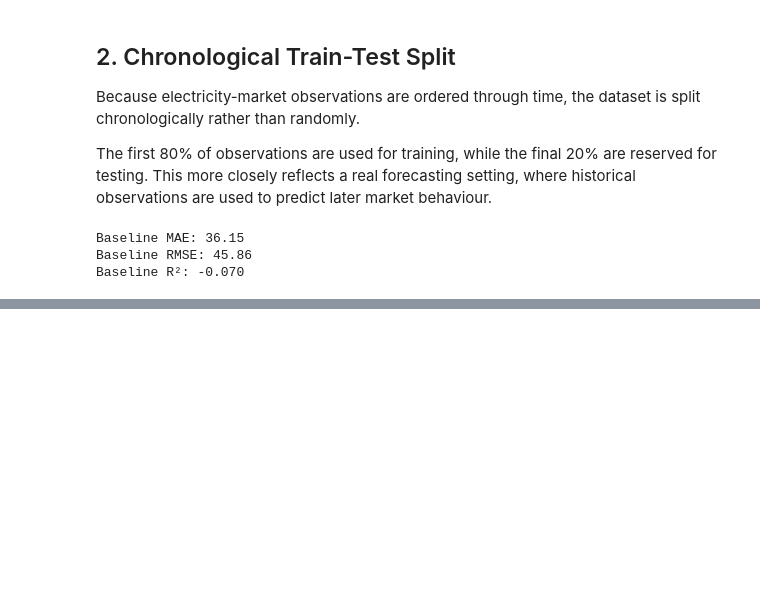
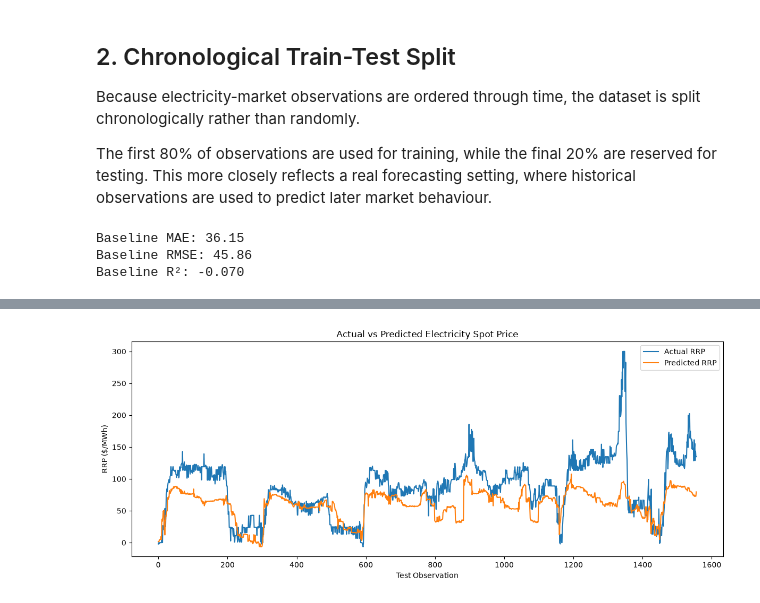
Before and after one commit to klm2109/australian-energy-market-analytics, a Jupyter notebook: notebooks/machine learning.ipynb, the cells around one changed output, grey strips where cells are left out. Saved outputs shown, nothing was run; the diff lists cells and outputs as text; code cells hidden in the pictures; blank space fills up the shorter version.

```diff
--- a/notebooks/machine learning.ipynb
+++ b/notebooks/machine learning.ipynb
@@ -105,0 +206,14 @@ Baseline R²: -0.070
+# %%
+rf_model = RandomForestRegressor(
+    n_estimators=300,
+    max_depth=10,
+    random_state=42,
+    n_jobs=-1
+)
+
+rf_model.fit(
+    X_train,
+    y_train
+)
+
+rf_pred = rf_model.predict(X_test)
@@ -105,0 +298,22 @@ Baseline R²: -0.070
+# %%
+plt.figure(figsize=(12, 5))
+
+plt.plot(
+    y_test.reset_index(drop=True),
+    label="Actual RRP"
+)
+
+plt.plot(
+    rf_pred,
+    label="Predicted RRP"
+)
+
+plt.xlabel("Test Observation")
+plt.ylabel("RRP ($/MWh)")
+plt.title("Actual vs Predicted Electricity Spot Price")
+
+plt.legend()
+plt.tight_layout()
+plt.show()
+# %% [output]
+[figure, added]
```
Also changed, not shown: parts of 12 cells of this notebook.
